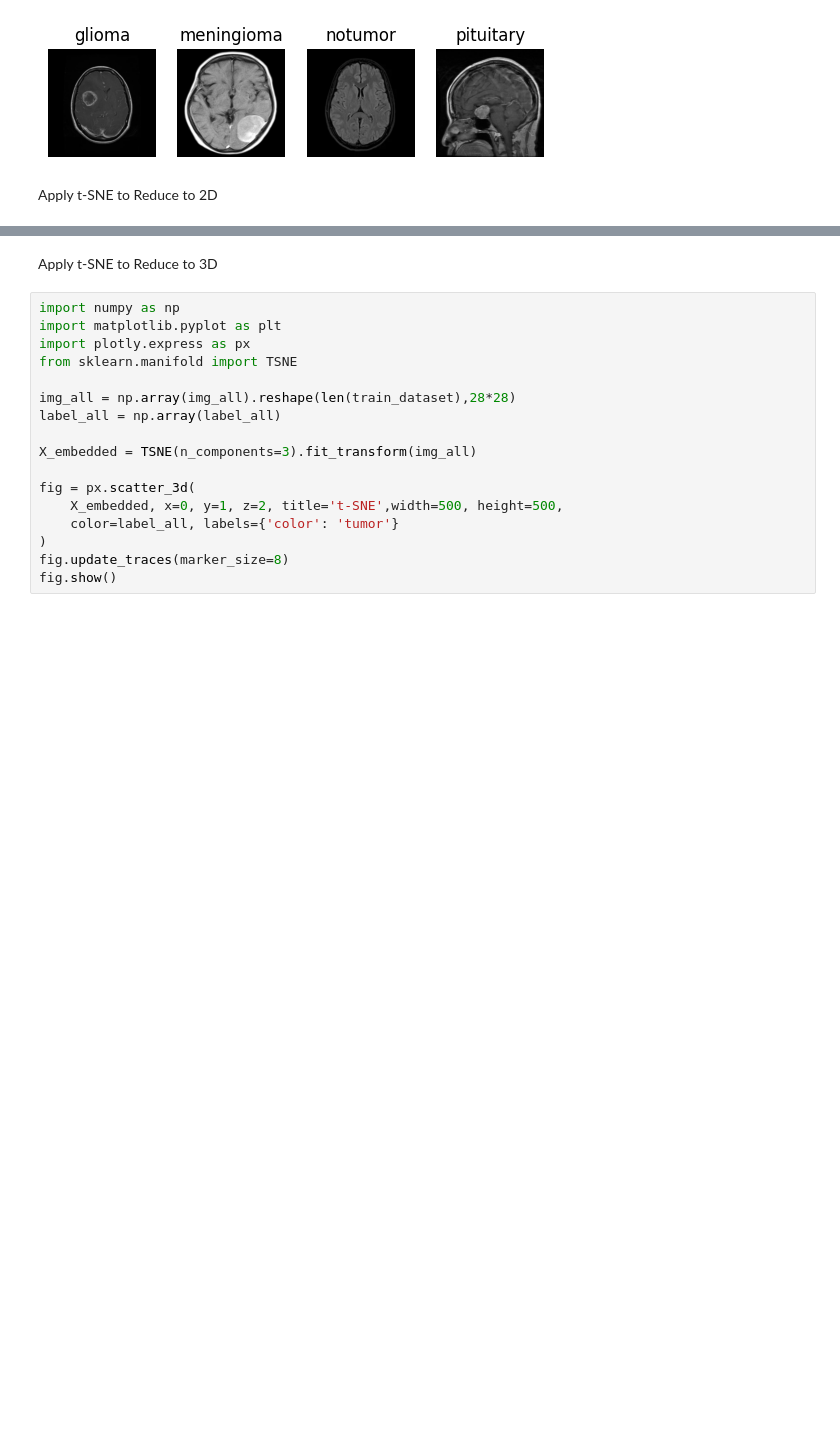
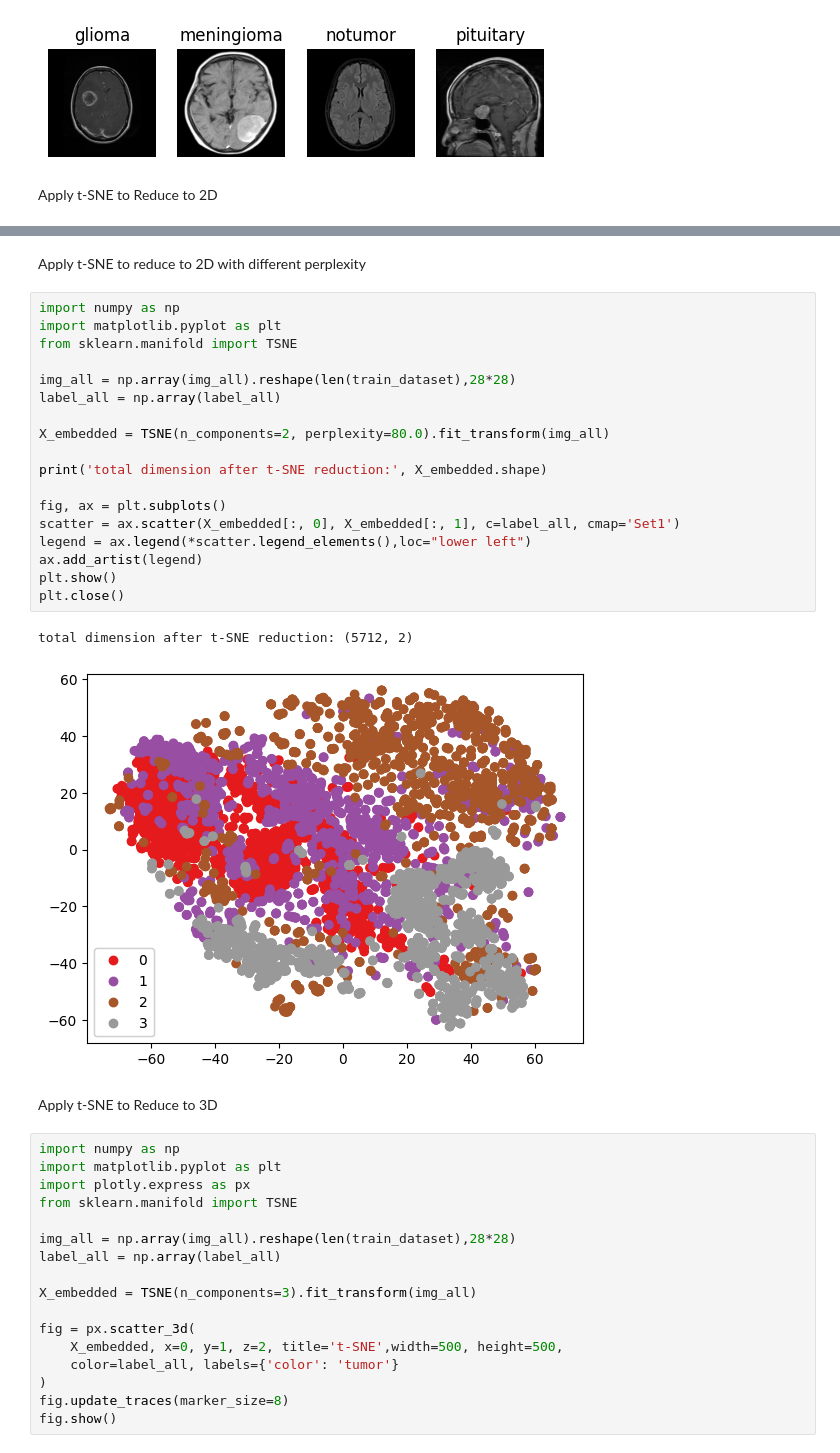
Before and after one commit to mobarakol/AI_Medical_Imaging, a Jupyter notebook: t_SNE_Practical_Solved.ipynb, the cells around one changed output, grey strips where cells are left out. Saved outputs shown, nothing was run; the diff lists cells and outputs as text; blank space fills up the shorter version.

```diff
--- a/t_SNE_Practical_Solved.ipynb
+++ b/t_SNE_Practical_Solved.ipynb
@@ -158,6 +158,29 @@ plt.close()
 # %% [output]
 total dimension after t-SNE reduction: (5712, 2)
 [figure]
+# %% [markdown]
+Apply t-SNE to reduce to 2D with different perplexity
+# %%
+import numpy as np
+import matplotlib.pyplot as plt
+from sklearn.manifold import TSNE
+
+img_all = np.array(img_all).reshape(len(train_dataset),28*28)
+label_all = np.array(label_all)
+
+X_embedded = TSNE(n_components=2, perplexity=80.0).fit_transform(img_all)
+
+print('total dimension after t-SNE reduction:', X_embedded.shape)
+
+fig, ax = plt.subplots()
+scatter = ax.scatter(X_embedded[:, 0], X_embedded[:, 1], c=label_all, cmap='Set1')
+legend = ax.legend(*scatter.legend_elements(),loc="lower left")
+ax.add_artist(legend)
+plt.show()
+plt.close()
+# %% [output]
+total dimension after t-SNE reduction: (5712, 2)
+[figure, added]
 # %% [markdown]
 Apply t-SNE to Reduce to 3D
 # %%
```
Also changed, not shown: parts of 1 cell of this notebook.
